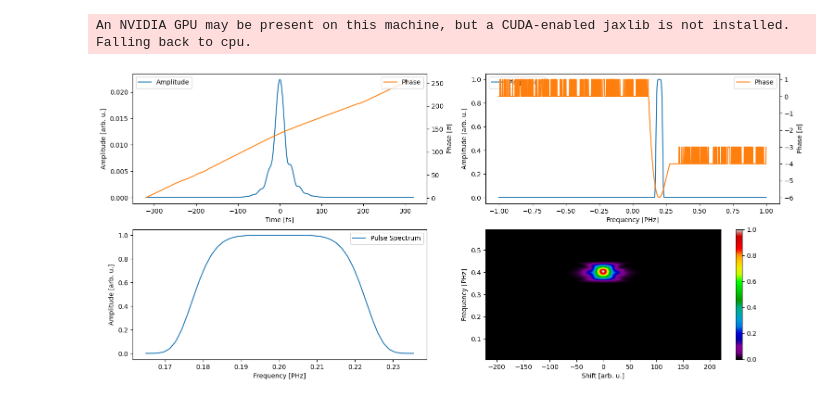
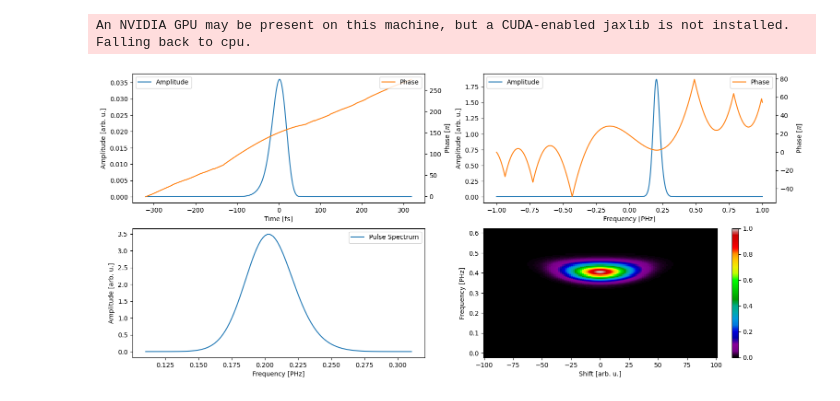
Before and after one commit to matillda123/Pulse-Retrieval-with-JAX, a Jupyter notebook: _usage_example.ipynb, the cells around one changed output. Drawn from its saved outputs; the diff is of its cells as text; code cells hidden in the pictures.

```diff
--- a/_usage_example.ipynb
+++ b/_usage_example.ipynb
@@ -1,28 +1,20 @@
 # %%
 from pulsedjax.simulate_trace import MakeTrace
 from pulsedjax.simulate_trace import GaussianAmplitude, PolynomialPhase
 import jax.numpy as jnp
 import matplotlib.pyplot as plt
-import refractiveindex
 
-amp0 = GaussianAmplitude((1,0), (0.2,0.35), (0.05,0.025), (3,1))
-phase0 = PolynomialPhase(None, (0,0,50,-50))
-
-amp1 = GaussianAmplitude((1,1), (0.25,0.3), (0.025,0.045), (1,1))
-phase1 = PolynomialPhase(None, (0,0,-50,50))
+amp0 = GaussianAmplitude((1,0.9), (0.2,0.21), (0.05,0.075), (1,1))
+phase0 = PolynomialPhase(None, (0,0,50,15))
 
 
 mp = MakeTrace(N=128*10, f_max=1)
 time, frequency, pulse_t, pulse_f = mp.generate_pulse((amp0,phase0))
 
-_, frequency_gate, _, pulse_f_gate = mp.generate_pulse((amp1,phase1))
 
-
-delay = jnp.linspace(-220,220,128*2)
-delay, frequency_trace, trace, spectra = mp.generate_frog(time, frequency, pulse_t, pulse_f, "shg", delay, real_fields=False,
-                                                          cross_correlation=False,
-                                                          gate=(frequency_gate, pulse_f_gate),
-                                                          N=128*2, frequency_range=(0.1,0.5), interpolate_fft_conform=True)
+delay = jnp.linspace(-100,100,128)
+delay, frequency_trace, trace, spectra = mp.generate_frog(time, frequency, pulse_t, pulse_f, "shg", delay,
+                                                        N=128, frequency_range=(0.1,0.5), interpolate_fft_conform=True)
 # %% [output]
 An NVIDIA GPU may be present on this machine, but a CUDA-enabled jaxlib is not installed. Falling back to cpu.
-[figure, old version]
+[figure, new version]
```
Also changed, not shown: parts of 3 cells of this notebook, 8 other files.
